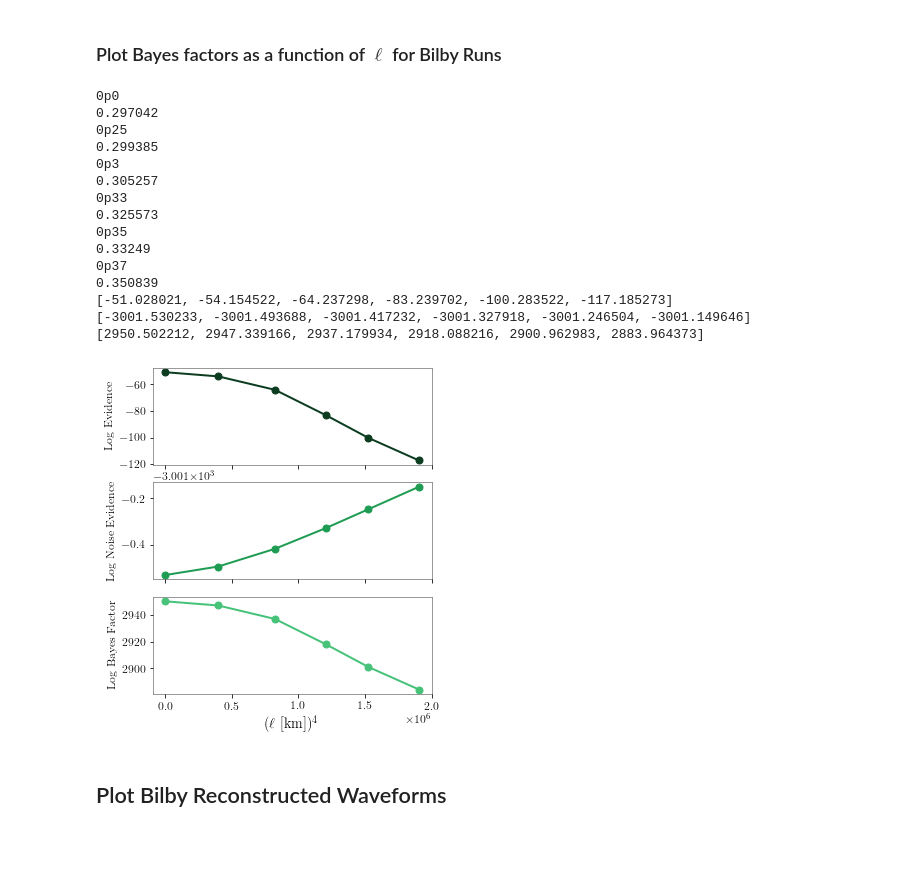
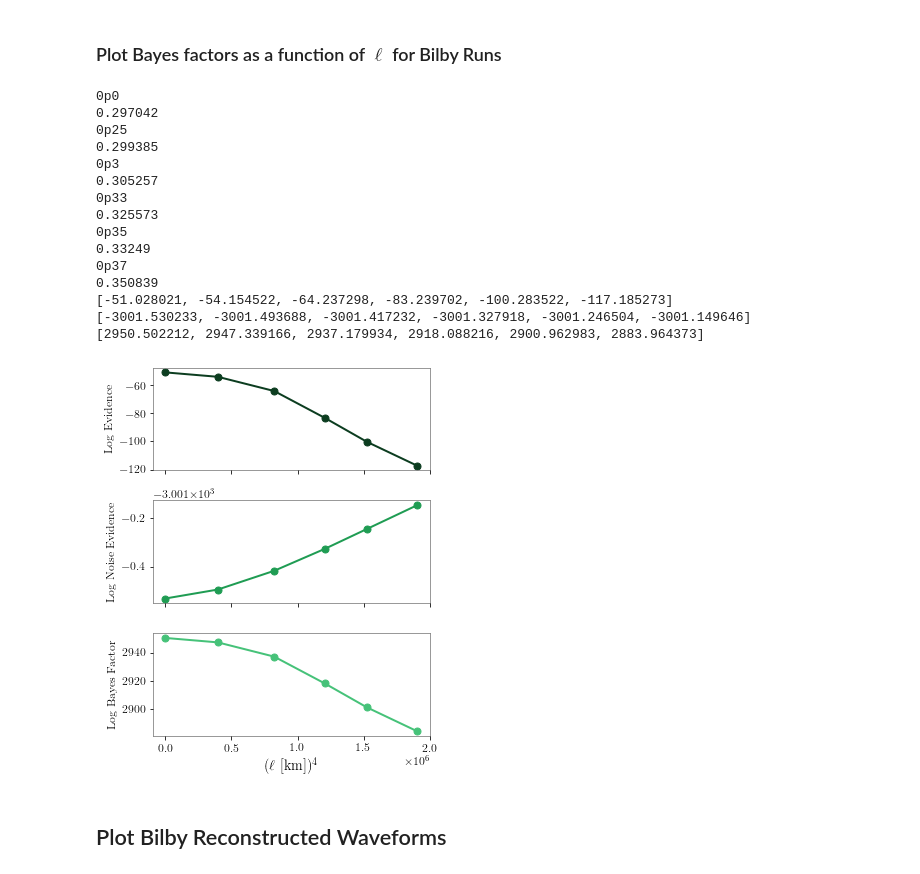
Before and after one commit to mariaokounkova/BeyondGRAnalysis, a Jupyter notebook: BilbyAnalysis.ipynb, the cells around one changed output. Cells and saved outputs as stored; diff of their text form; code cells hidden in the pictures; blank space fills up the shorter version.

Commit message:
BilbyAnalysis: update dimensions of evidence figure

```diff
--- a/BilbyAnalysis.ipynb
+++ b/BilbyAnalysis.ipynb
@@ -380,35 +380,35 @@ def PlotBayesEll():
     axes[1].set_ylabel('Log Noise Evidence', fontsize=fs)
     axes[2].set_ylabel('Log Bayes Factor', fontsize=fs)
 
 
     for ax in axes:
         ax.tick_params(axis='x', which='both', bottom=True, top=False)
         ax.grid()
 
     plt.subplots_adjust(hspace=0.18)
     plt.xlabel(r'($\ell$ [km])${}^4$')
-    #plt.tight_layout()
+    plt.tight_layout()
     plt.savefig('BayesEll.pdf')
     plt.show()
 
 PlotBayesEll()
 # %% [output]
 0p0
 0.297042
 0p25
 0.299385
 0p3
 0.305257
 0p33
 0.325573
 0p35
 0.33249
 0p37
 0.350839
 [-51.028021, -54.154522, -64.237298, -83.239702, -100.283522, -117.185273]
 [-3001.530233, -3001.493688, -3001.417232, -3001.327918, -3001.246504, -3001.149646]
 [2950.502212, 2947.339166, 2937.179934, 2918.088216, 2900.962983, 2883.964373]
-[figure, old version]
+[figure, new version]
 # %% [markdown]
 ## Plot Bilby Reconstructed Waveforms
 # %%
```
Also changed, not shown: parts of 2 cells of this notebook.
